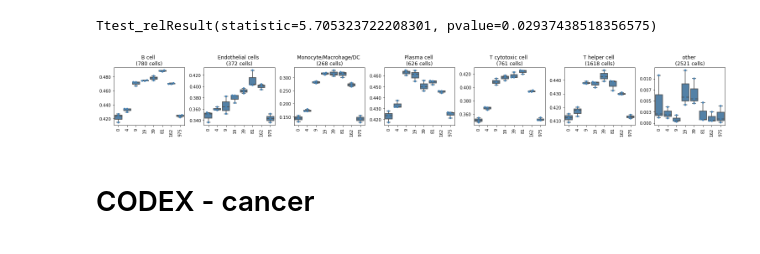
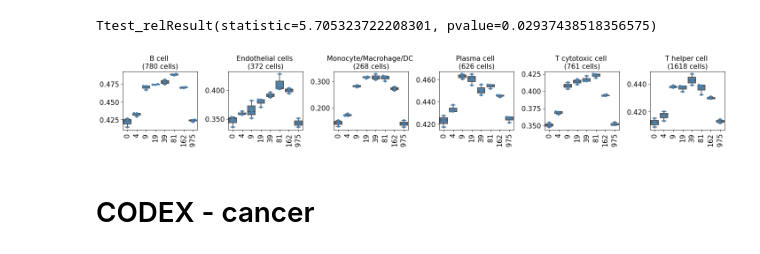
Before and after one commit to theislab/ncem, a Jupyter notebook: model_benchmarks_interactions.ipynb, the cells around one changed output. Cells and saved outputs as stored; diff of their text form; code cells hidden in the pictures.

```diff
--- a/model_benchmarks_interactions.ipynb
+++ b/model_benchmarks_interactions.ipynb
@@ -327,14 +506,14 @@ print(ttest_rel(interaction_test_r2, baseline_test_r2))
 Ttest_relResult(statistic=5.705323722208301, pvalue=0.02937438518356575)
 # %%
 gs_linear.load_target_cell_evaluation()
-
+gs_linear.target_cell_table = gs_linear.target_cell_table[gs_linear.target_cell_table['target_cell'] != 'other']
 gs_linear.plot_target_cell_evaluation(
     metric_show="r_squared_linreg",
     metric_select="r_squared_linreg",
     param_x="um_radius",
 )
 # %% [output]
-[figure, old version]
+[figure, new version]
 # %% [markdown]
 # CODEX - cancer
 # %%
```
Also changed, not shown: parts of 22 cells of this notebook, 10 other files.
